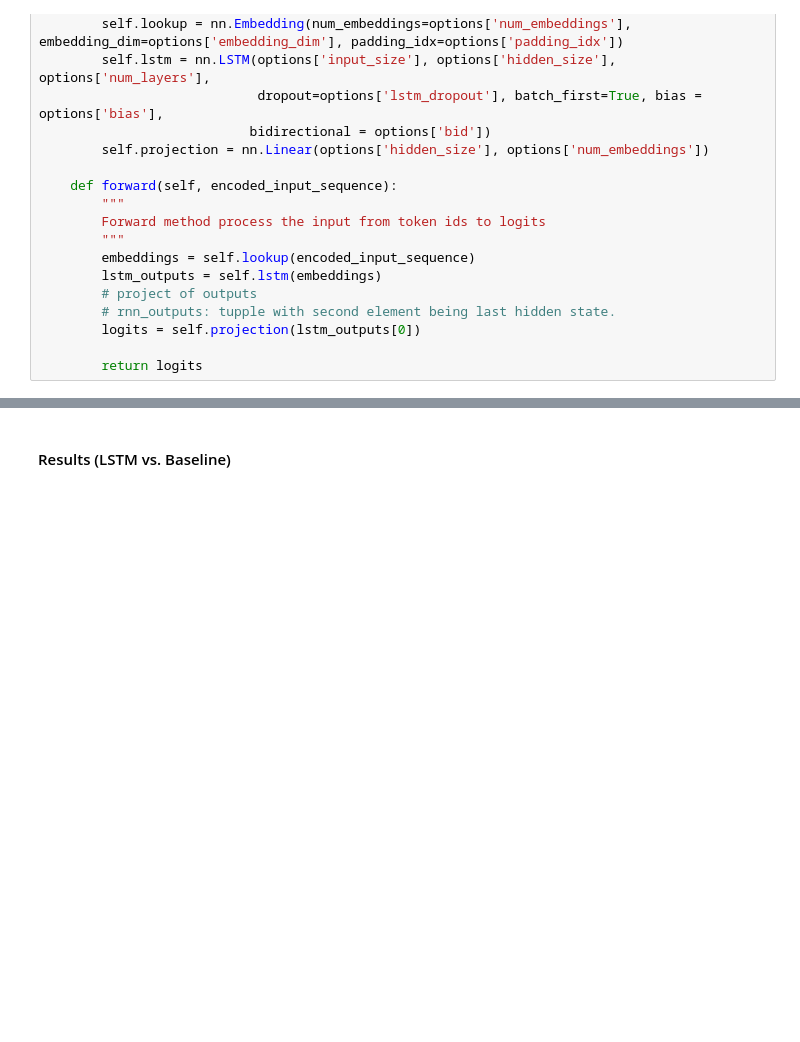
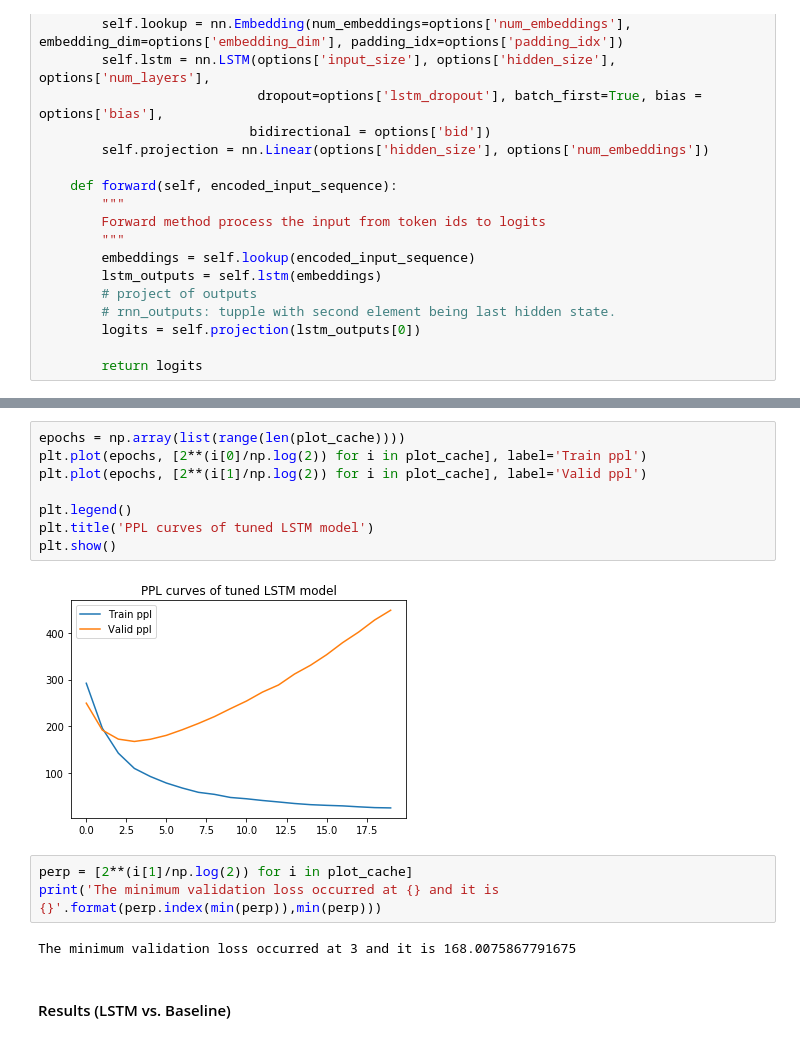
Before and after one commit to lexili24/Language-Model-NYU-Data-Science, a Jupyter notebook: HW2/lm_homework.ipynb, the cells around one changed output, grey strips where cells are left out. Saved outputs shown, nothing was run; the diff lists cells and outputs as text; blank space fills up the shorter version.

```diff
--- a/HW2/lm_homework.ipynb
+++ b/HW2/lm_homework.ipynb
@@ -679,2 +851,17 @@ The minimum validation loss occurred at 6 and it is 200.8033153315227
+# %%
+epochs = np.array(list(range(len(plot_cache))))
+plt.plot(epochs, [2**(i[0]/np.log(2)) for i in plot_cache], label='Train ppl')
+plt.plot(epochs, [2**(i[1]/np.log(2)) for i in plot_cache], label='Valid ppl')
+
+plt.legend()
+plt.title('PPL curves of tuned LSTM model')
+plt.show()
+# %% [output]
+[figure, added]
+# %%
+perp = [2**(i[1]/np.log(2)) for i in plot_cache]
+print('The minimum validation loss occurred at {} and it is {}'.format(perp.index(min(perp)),min(perp)))
+# %% [output]
+The minimum validation loss occurred at 3 and it is 168.0075867791675
 # %% [markdown]
 #### Results (LSTM vs. Baseline)
```
Also changed, not shown: parts of 31 cells of this notebook.
